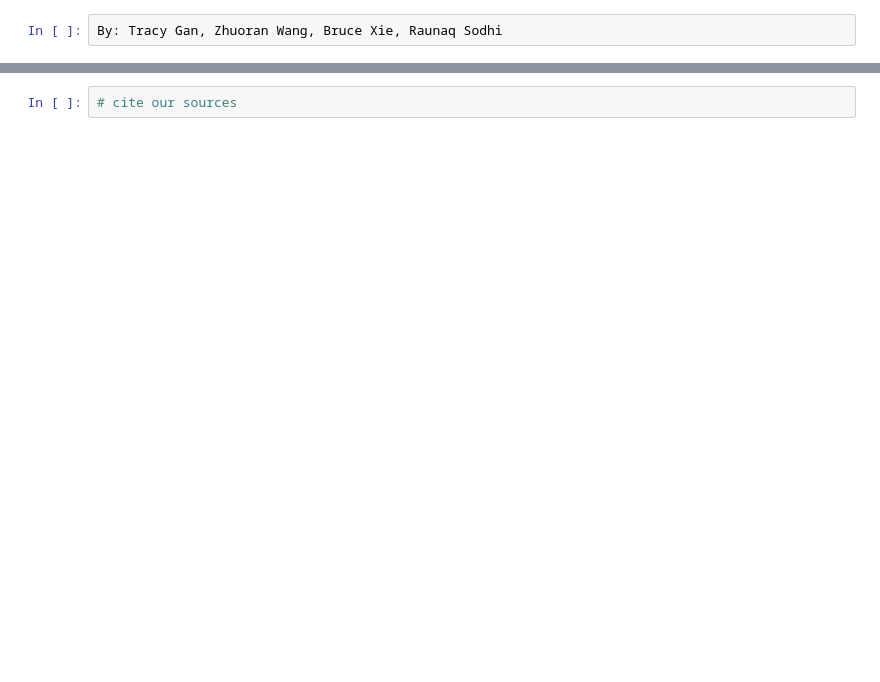
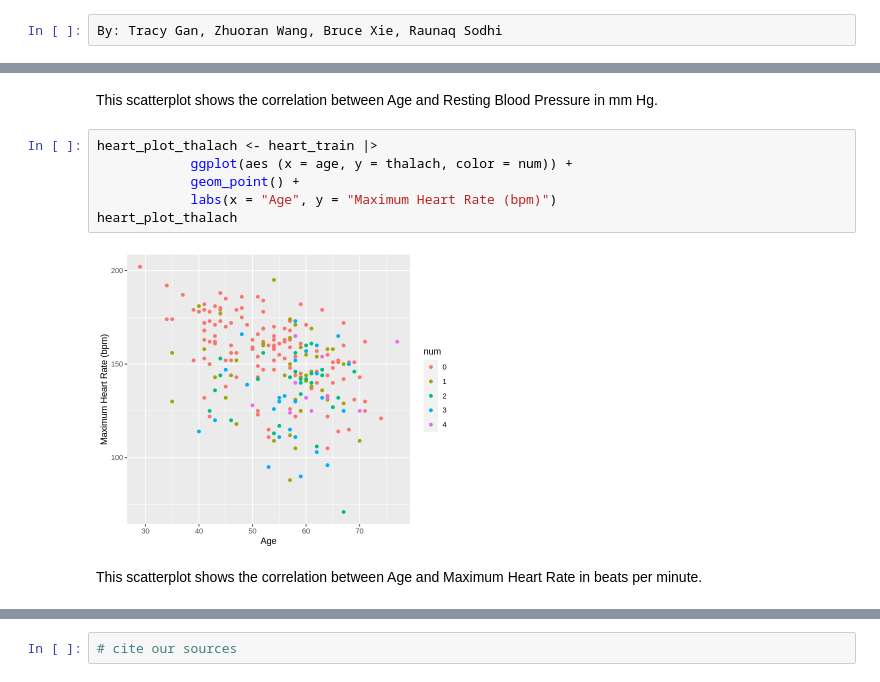
Before and after one commit to TracyGan/DSCI100, a Jupyter notebook: GroupProposal.ipynb, the cells around one changed output, grey strips where cells are left out. Saved outputs shown, nothing was run; the diff lists cells and outputs as text; blank space fills up the shorter version.

```diff
--- a/GroupProposal.ipynb
+++ b/GroupProposal.ipynb
@@ -108,0 +94,12 @@ Method
+# %% [markdown]
+This scatterplot shows the correlation between Age and Resting Blood Pressure in mm Hg.
+# %%
+heart_plot_thalach <- heart_train |>
+            ggplot(aes (x = age, y = thalach, color = num)) +
+            geom_point() +
+            labs(x = "Age", y = "Maximum Heart Rate (bpm)")
+heart_plot_thalach
+# %% [output]
+[figure, added]
+# %% [markdown]
+This scatterplot shows the correlation between Age and Maximum Heart Rate in beats per minute.
```
Also changed, not shown: parts of 15 cells of this notebook.
